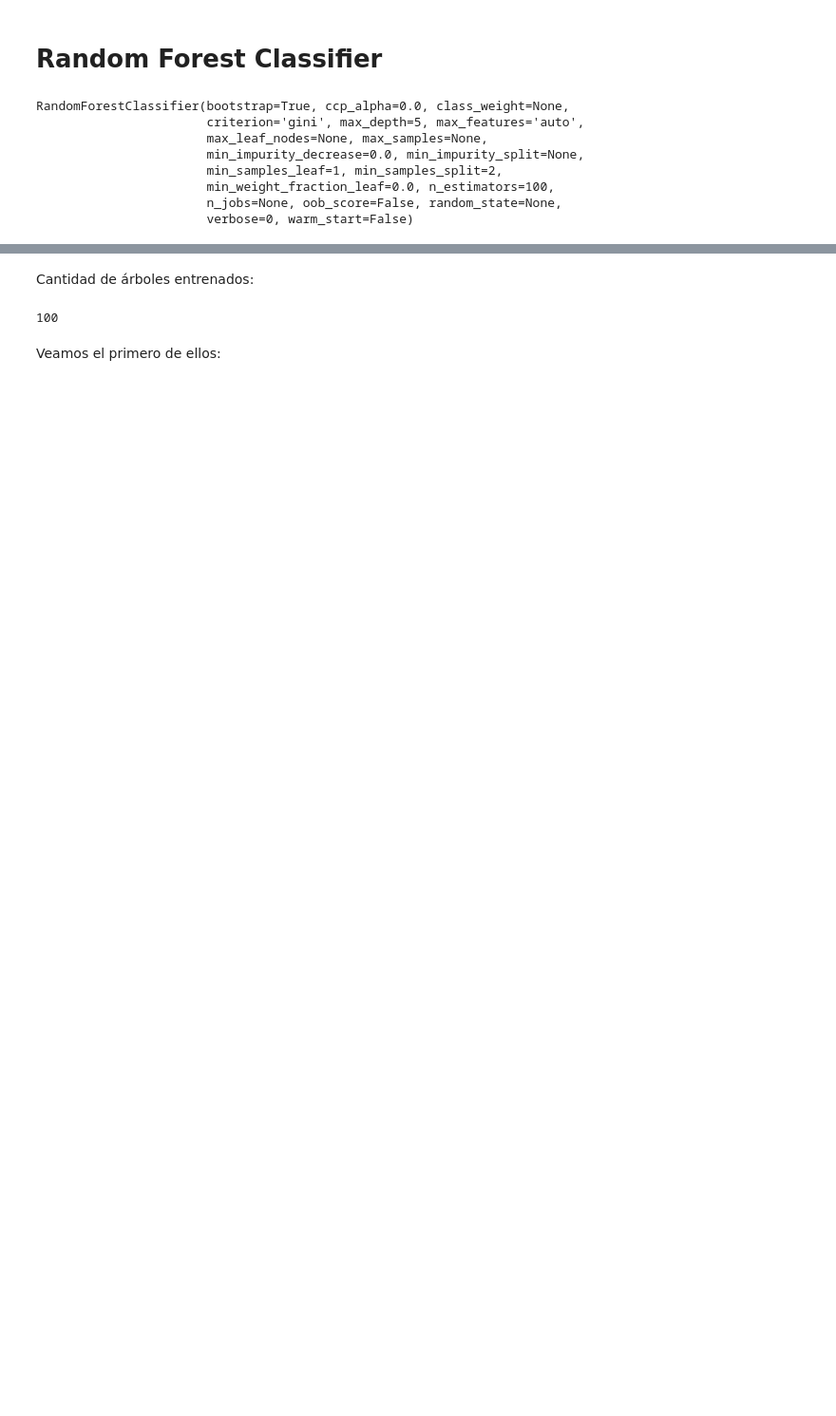
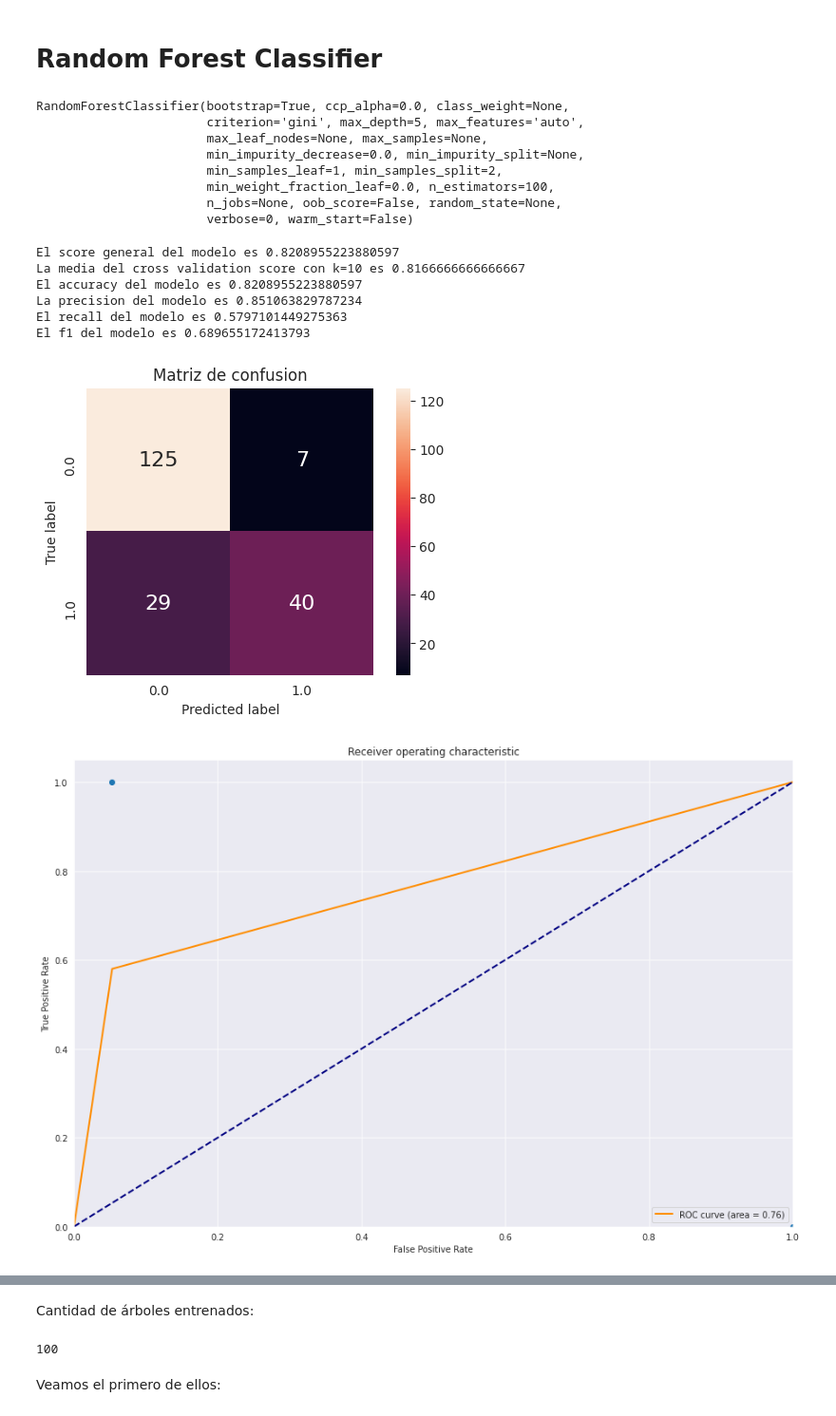
Before and after one commit to AlexDaciuk/Algoritmos, a Jupyter notebook: Random_Forest.ipynb, the cells around one changed output, grey strips where cells are left out. Shown at 95% size. Cells and saved outputs as stored; diff of their text form; code cells hidden in the pictures; blank space fills up the shorter version.

```diff
--- a/Random_Forest.ipynb
+++ b/Random_Forest.ipynb
@@ -81,5 +47,16 @@ RandomForestClassifier(bootstrap=True, ccp_alpha=0.0, class_weight=None,
                        min_weight_fraction_leaf=0.0, n_estimators=100,
                        n_jobs=None, oob_score=False, random_state=None,
                        verbose=0, warm_start=False)
+# %%
+preprocessing.report(model_rfr, X_train, y_train, X_test, y_test)
+# %% [output]
+El score general del modelo es 0.8208955223880597
+La media del cross validation score con k=10 es 0.8166666666666667
+El accuracy del modelo es 0.8208955223880597
+La precision del modelo es 0.851063829787234
+El recall del modelo es 0.5797101449275363
+El f1 del modelo es 0.689655172413793
+[figure, added]
+[figure, added]
 # %%
 pred_rfr = model_rfr.predict(X_test)
```
Also changed, not shown: parts of 21 cells of this notebook.
